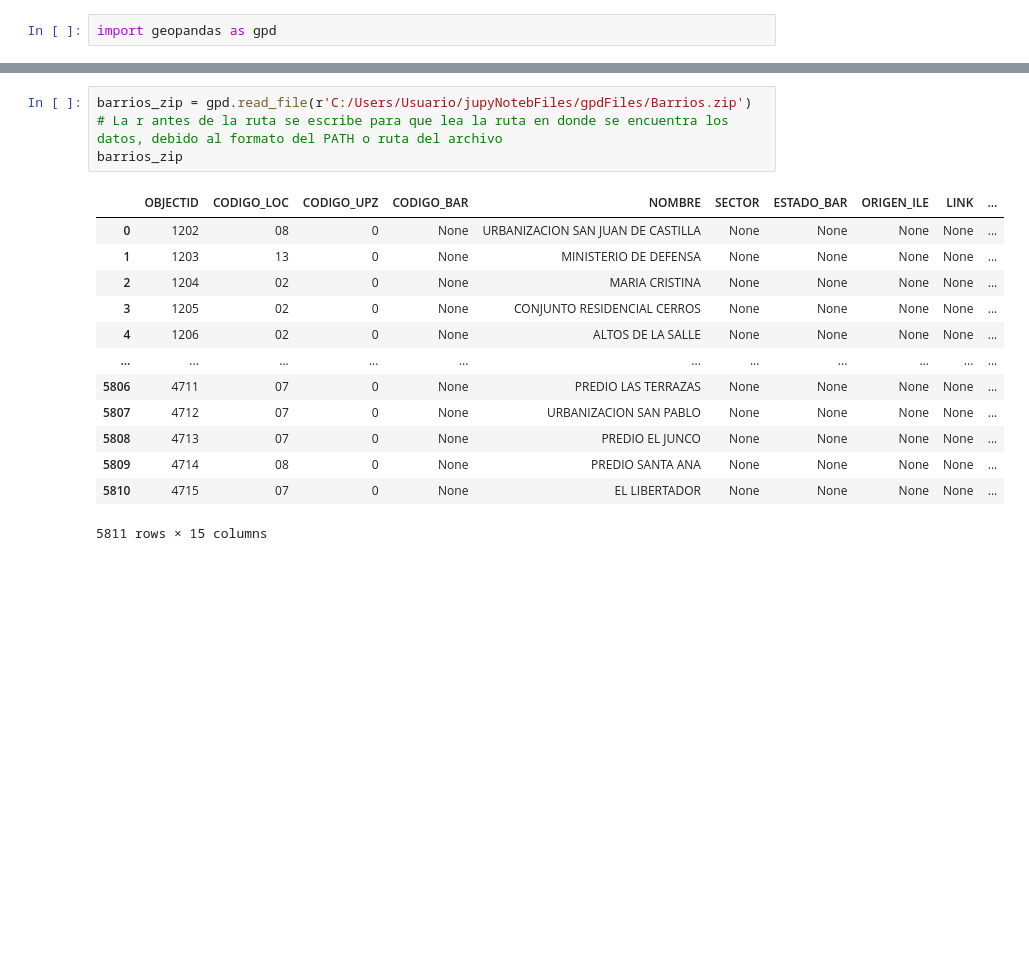
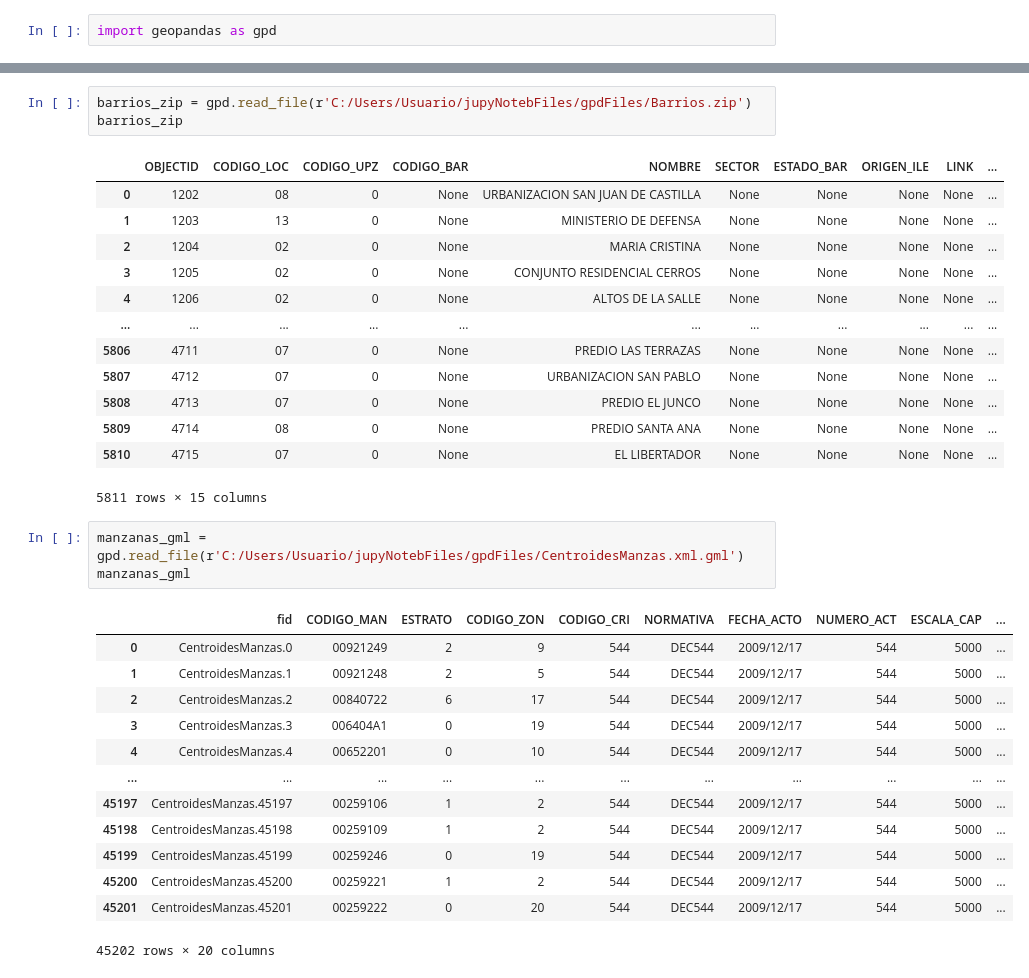
Before and after one commit to GaloRomero/pythonCode, a Jupyter notebook: GeoPandas.ipynb, the cells around one changed output, grey strips where cells are left out. Drawn from its saved outputs; the diff is of its cells as text; blank space fills up the shorter version.

```diff
--- a/GeoPandas.ipynb
+++ b/GeoPandas.ipynb
@@ -22,7 +26,7 @@ localidades_shp
 | 18 | 9 | KENNEDY | 8 | Acuerdo 8 de 1977 | None | None | None | None | 3.858973e+07 | ... |
 | 19 | 10 | BOSA | 7 | Acuerdo 14 de 1983 | None | None | None | None | 2.393545e+07 | ... |
 # %%
-barrios_zip = gpd.read_file(r'C:/Users/Usuario/jupyNotebFiles/gpdFiles/Barrios.zip') # La r antes de la ruta se escribe para que lea la ruta en donde se encuentra los datos, debido al formato del PATH o ruta del archivo
+barrios_zip = gpd.read_file(r'C:/Users/Usuario/jupyNotebFiles/gpdFiles/Barrios.zip')
 barrios_zip
 # %% [output]
 |  | OBJECTID | CODIGO_LOC | CODIGO_UPZ | CODIGO_BAR | NOMBRE | SECTOR | ESTADO_BAR | ORIGEN_ILE | LINK | ... |
@@ -38,3 +42,20 @@ barrios_zip
 | 5809 | 4714 | 08 | 0 | None | PREDIO SANTA ANA | None | None | None | None | ... |
 | 5810 | 4715 | 07 | 0 | None | EL LIBERTADOR | None | None | None | None | ... |
 5811 rows × 15 columns
+# %%
+manzanas_gml = gpd.read_file(r'C:/Users/Usuario/jupyNotebFiles/gpdFiles/CentroidesManzas.xml.gml')
+manzanas_gml
+# %% [output]
+|  | fid | CODIGO_MAN | ESTRATO | CODIGO_ZON | CODIGO_CRI | NORMATIVA | FECHA_ACTO | NUMERO_ACT | ESCALA_CAP | ... |
+| 0 | CentroidesManzas.0 | 00921249 | 2 | 9 | 544 | DEC544 | 2009/12/17 | 544 | 5000 | ... |
+| 1 | CentroidesManzas.1 | 00921248 | 2 | 5 | 544 | DEC544 | 2009/12/17 | 544 | 5000 | ... |
+| 2 | CentroidesManzas.2 | 00840722 | 6 | 17 | 544 | DEC544 | 2009/12/17 | 544 | 5000 | ... |
+| 3 | CentroidesManzas.3 | 006404A1 | 0 | 19 | 544 | DEC544 | 2009/12/17 | 544 | 5000 | ... |
+| 4 | CentroidesManzas.4 | 00652201 | 0 | 10 | 544 | DEC544 | 2009/12/17 | 544 | 5000 | ... |
+| ... | ... | ... | ... | ... | ... | ... | ... | ... | ... | ... |
+| 45197 | CentroidesManzas.45197 | 00259106 | 1 | 2 | 544 | DEC544 | 2009/12/17 | 544 | 5000 | ... |
+| 45198 | CentroidesManzas.45198 | 00259109 | 1 | 2 | 544 | DEC544 | 2009/12/17 | 544 | 5000 | ... |
+| 45199 | CentroidesManzas.45199 | 00259246 | 0 | 19 | 544 | DEC544 | 2009/12/17 | 544 | 5000 | ... |
+| 45200 | CentroidesManzas.45200 | 00259221 | 1 | 2 | 544 | DEC544 | 2009/12/17 | 544 | 5000 | ... |
+| 45201 | CentroidesManzas.45201 | 00259222 | 0 | 20 | 544 | DEC544 | 2009/12/17 | 544 | 5000 | ... |
+45202 rows × 20 columns
```
Also changed, not shown: parts of 9 cells of this notebook.
